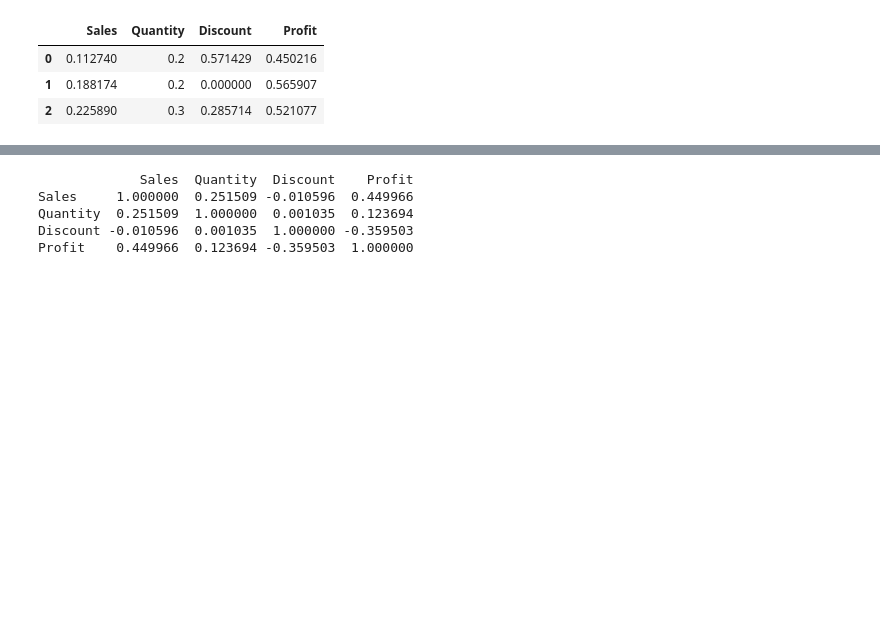
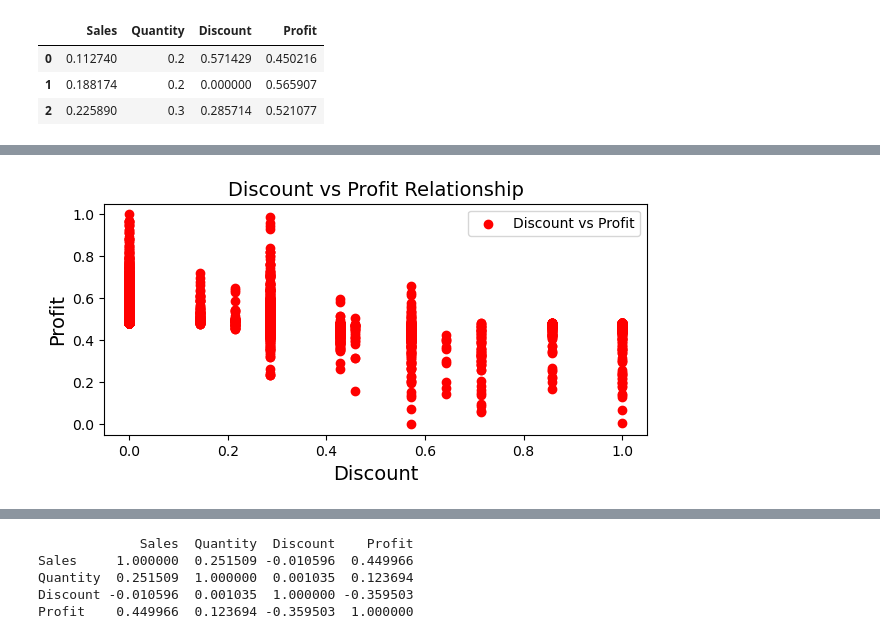
Before and after one commit to hennypurwadi/771951_Dataset_Analysis, a Jupyter notebook: 202370140_analysing_1.ipynb, the cells around one changed output, grey strips where cells are left out. Saved outputs shown, nothing was run; the diff lists cells and outputs as text; code cells hidden in the pictures; blank space fills up the shorter version.

```diff
--- a/202370140_analysing_1.ipynb
+++ b/202370140_analysing_1.ipynb
@@ -161,0 +206,12 @@ df1_no_outliers[numerical_vars].head(3)
+# %%
+# plot the dataframes for Discount vs Profit columns in df1_no_outliers
+
+plt.rcParams["figure.figsize"] = [7, 3]
+plt.scatter(df1_no_outliers['Discount'], df1_no_outliers['Profit'], color='red', label='Discount vs Profit')
+plt.title("Discount vs Profit Relationship", size=14)
+plt.xlabel("Discount", size=14)
+plt.ylabel("Profit", size=14)
+plt.legend()
+plt.show()
+# %% [output]
+[figure, added]
```
Also changed, not shown: parts of 43 cells of this notebook, 1 other file.
